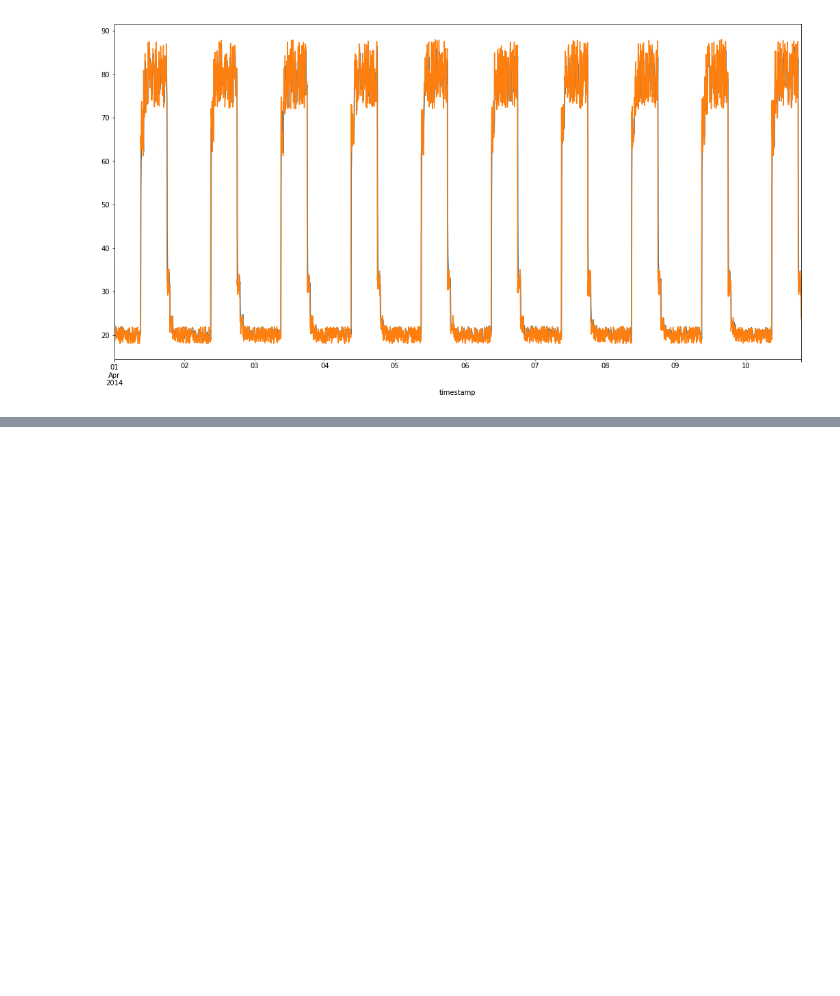
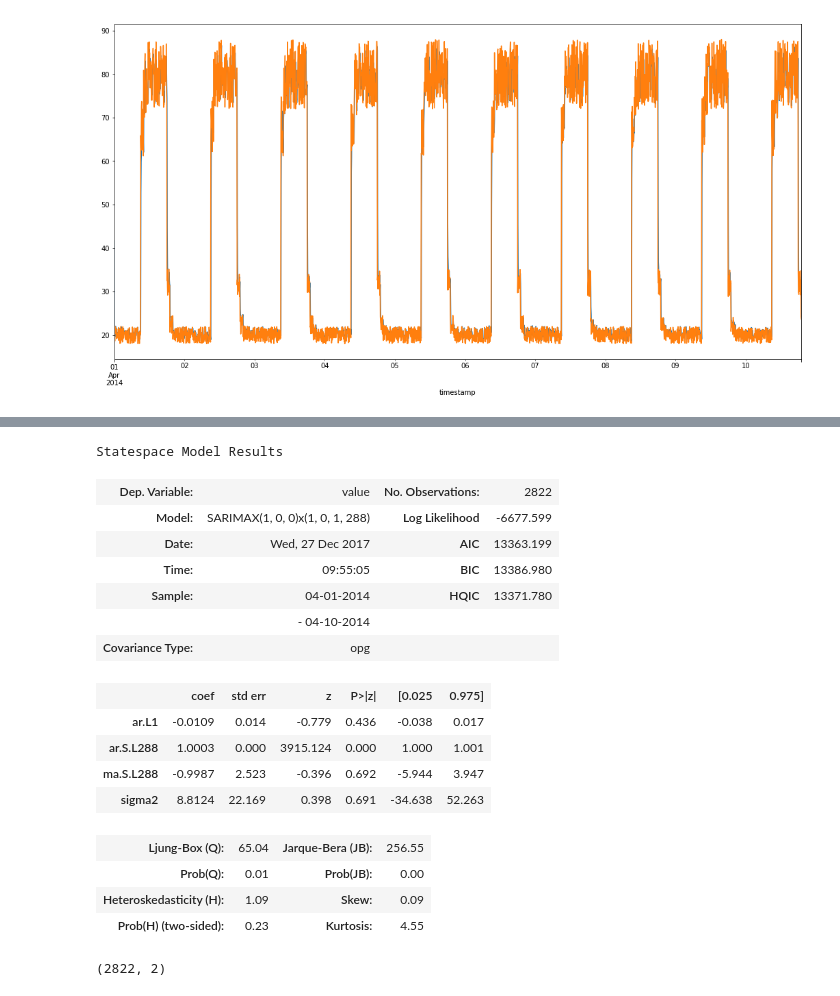
Before and after one commit to zhiyedan/cmserver-jupyter, a Jupyter notebook: timeSeries/cm_monitor_analy/analysis/aws_data-no-anonimal-arima.ipynb, the cells around one changed output, grey strips where cells are left out. Drawn from its saved outputs; the diff is of its cells as text; code cells hidden in the pictures; blank space fills up the shorter version.

```diff
--- a/timeSeries/cm_monitor_analy/analysis/aws_data-no-anonimal-arima.ipynb
+++ b/timeSeries/cm_monitor_analy/analysis/aws_data-no-anonimal-arima.ipynb
@@ -116,0 +152,24 @@ plt.show()
+# %%
+results.summary()
+# %% [output]
+Statespace Model Results
+| Dep. Variable: | value | No. Observations: | 2822 |
+| Model: | SARIMAX(1, 0, 0)x(1, 0, 1, 288) | Log Likelihood | -6677.599 |
+| Date: | Wed, 27 Dec 2017 | AIC | 13363.199 |
+| Time: | 09:55:05 | BIC | 13386.980 |
+| Sample: | 04-01-2014 | HQIC | 13371.780 |
+|  | - 04-10-2014 |  |  |
+| Covariance Type: | opg |  |  |
+|  | coef | std err | z | P>|z| | [0.025 | 0.975] |
+| ar.L1 | -0.0109 | 0.014 | -0.779 | 0.436 | -0.038 | 0.017 |
+| ar.S.L288 | 1.0003 | 0.000 | 3915.124 | 0.000 | 1.000 | 1.001 |
+| ma.S.L288 | -0.9987 | 2.523 | -0.396 | 0.692 | -5.944 | 3.947 |
+| sigma2 | 8.8124 | 22.169 | 0.398 | 0.691 | -34.638 | 52.263 |
+| Ljung-Box (Q): | 65.04 | Jarque-Bera (JB): | 256.55 |
+| Prob(Q): | 0.01 | Prob(JB): | 0.00 |
+| Heteroskedasticity (H): | 1.09 | Skew: | 0.09 |
+| Prob(H) (two-sided): | 0.23 | Kurtosis: | 4.55 |
+# %%
+train.shape
+# %% [output]
+(2822, 2)
```
Also changed, not shown: parts of 8 cells of this notebook, 3 other files.
